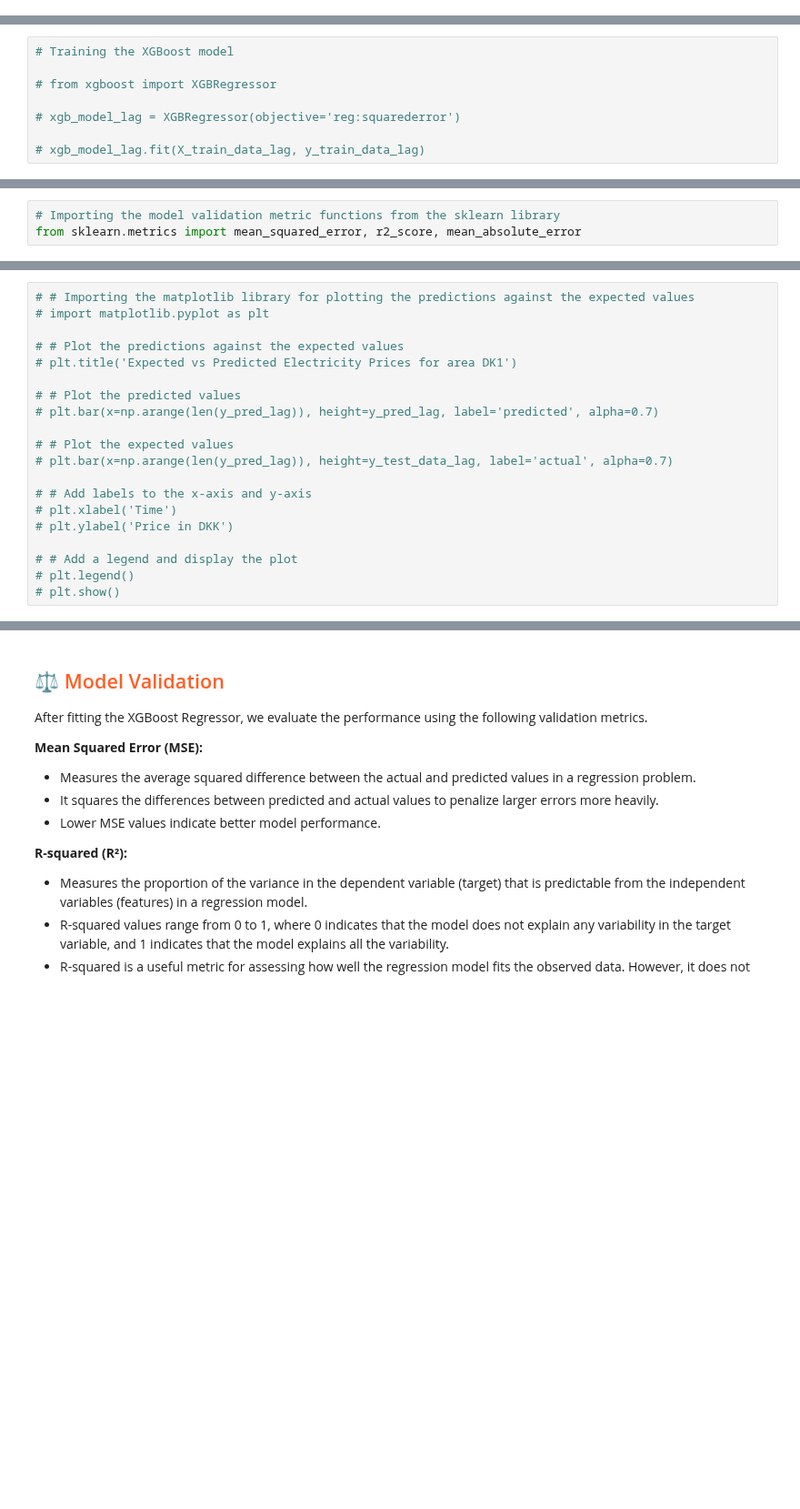
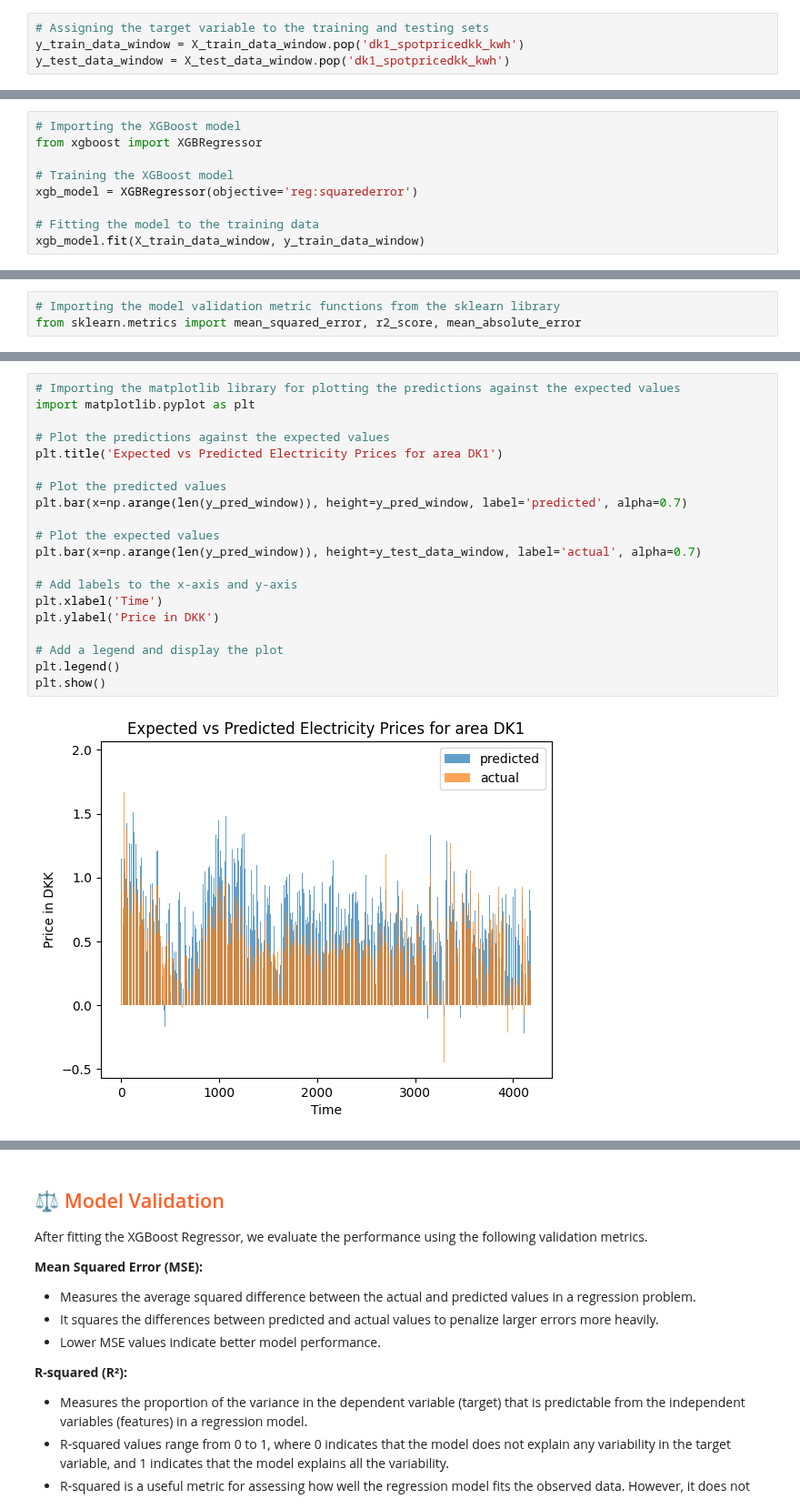
Before and after one commit to Benj3037/bds_m7_second-semester-project, a Jupyter notebook: pipeline/3_1_training_pipeline_xgboost.ipynb, the cells around one changed output, grey strips where cells are left out. Shown at 91% size. Drawn from its saved outputs; the diff is of its cells as text; blank space fills up the shorter version.

```diff
--- a/pipeline/3_1_training_pipeline_xgboost.ipynb
+++ b/pipeline/3_1_training_pipeline_xgboost.ipynb
@@ -232,3 +188,7 @@ y_test_data_win = X_test_data_win.pop('dk1_spotpricedkk_kwh')
+# %%
+# Assigning the target variable to the training and testing sets
+y_train_data_window = X_train_data_window.pop('dk1_spotpricedkk_kwh')
+y_test_data_window = X_test_data_window.pop('dk1_spotpricedkk_kwh')
 # %% [markdown]
 ## <span style="color:#2656a3;">🧬 Modeling</span>
 
@@ -240,8 +200,9 @@ The XGBoost Regressor is a powerful and versatile algorithm known for its effect
 # %%
+# Importing the XGBoost model
+from xgboost import XGBRegressor
+
 # Training the XGBoost model
+xgb_model = XGBRegressor(objective='reg:squarederror')
 
-# from xgboost import XGBRegressor
-
-# xgb_model_lag = XGBRegressor(objective='reg:squarederror')
-
-# xgb_model_lag.fit(X_train_data_lag, y_train_data_lag)
+# Fitting the model to the training data
+xgb_model.fit(X_train_data_window, y_train_data_window)
@@ -266,21 +245,23 @@ from sklearn.metrics import mean_squared_error, r2_score, mean_absolute_error
 # %%
-# # Importing the matplotlib library for plotting the predictions against the expected values
-# import matplotlib.pyplot as plt
+# Importing the matplotlib library for plotting the predictions against the expected values
+import matplotlib.pyplot as plt
 
-# # Plot the predictions against the expected values
-# plt.title('Expected vs Predicted Electricity Prices for area DK1')
+# Plot the predictions against the expected values
+plt.title('Expected vs Predicted Electricity Prices for area DK1')
 
-# # Plot the predicted values
-# plt.bar(x=np.arange(len(y_pred_lag)), height=y_pred_lag, label='predicted', alpha=0.7)
+# Plot the predicted values
+plt.bar(x=np.arange(len(y_pred_window)), height=y_pred_window, label='predicted', alpha=0.7)
 
-# # Plot the expected values
-# plt.bar(x=np.arange(len(y_pred_lag)), height=y_test_data_lag, label='actual', alpha=0.7)
+# Plot the expected values
+plt.bar(x=np.arange(len(y_pred_window)), height=y_test_data_window, label='actual', alpha=0.7)
 
-# # Add labels to the x-axis and y-axis
-# plt.xlabel('Time')
-# plt.ylabel('Price in DKK')
+# Add labels to the x-axis and y-axis
+plt.xlabel('Time')
+plt.ylabel('Price in DKK')
 
-# # Add a legend and display the plot
-# plt.legend()
-# plt.show()
+# Add a legend and display the plot
+plt.legend()
+plt.show()
+# %% [output]
+[figure, added]
 # %%
```
Also changed, not shown: parts of 30 cells of this notebook, 3 other files.
